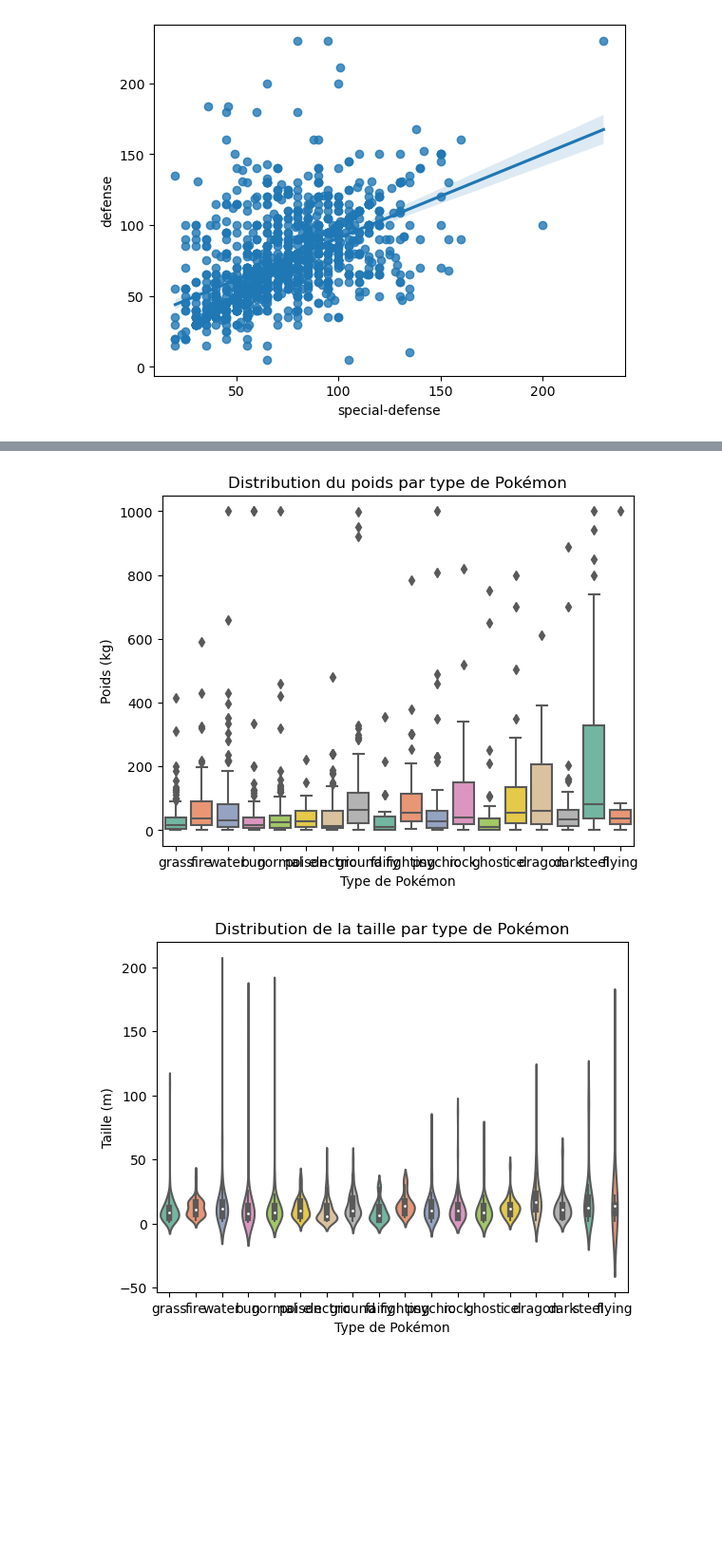
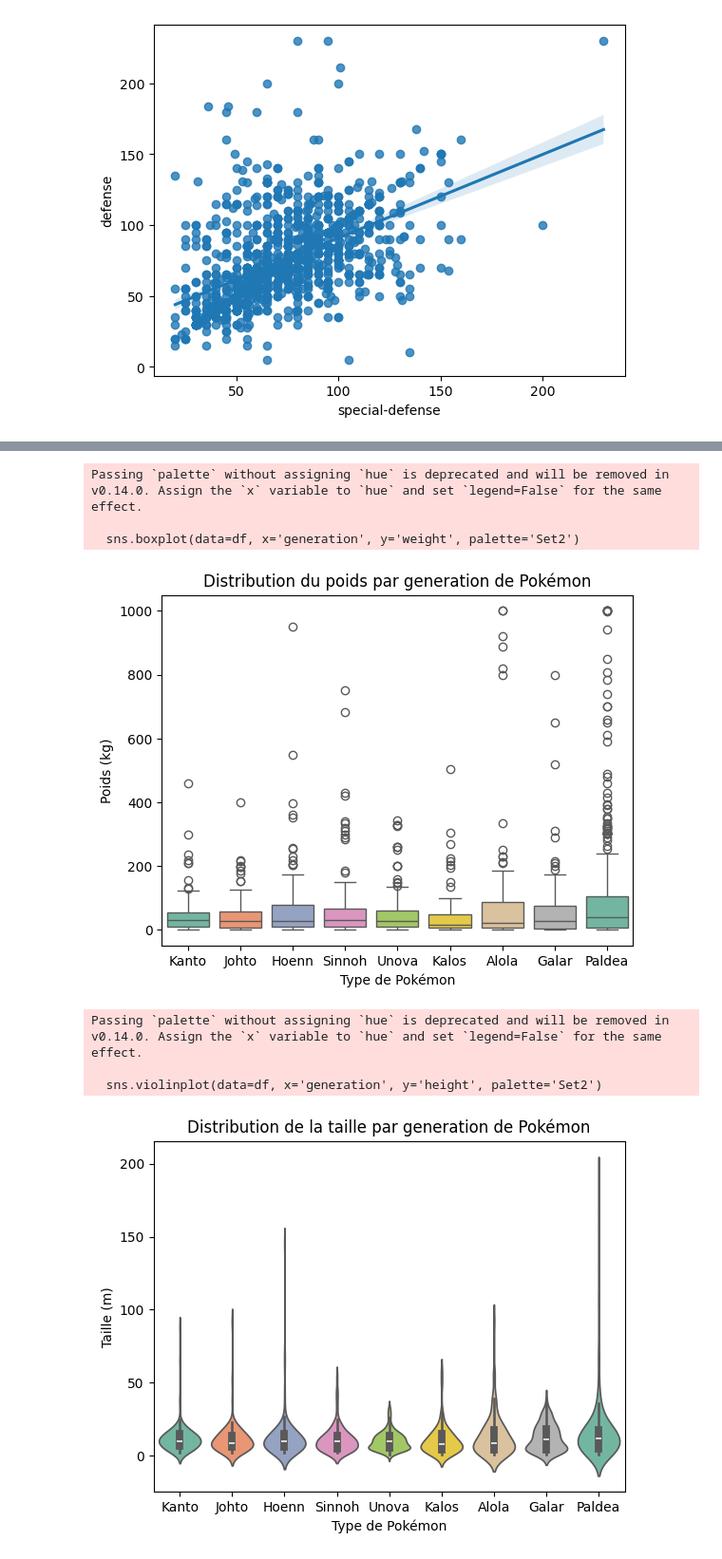
Before and after one commit to ClemouDouard/Pokemon_analysis, a Jupyter notebook: notebooks/visualization.ipynb, the cells around one changed output, grey strips where cells are left out. Shown: that part at 95% size. Drawn from its saved outputs; the diff is of its cells as text; code cells hidden in the pictures; blank space fills up the shorter version.

Commit message:
added generation to the cleaned dataset

```diff
--- a/notebooks/visualization.ipynb
+++ b/notebooks/visualization.ipynb
@@ -3,7 +3,7 @@ import pandas as pd
 import seaborn as sns
 import matplotlib.pyplot as plt
 # %%
-df = pd.read_csv('../data/clean/all/clean_pokemon_data_all.csv')
+df = pd.read_csv('../data/processed/clean_pokemon_data_all.csv')
 # %%
 df.head()
 # %% [output]
@@ -65,19 +65,25 @@ plt.show()
 # %%
-sns.boxplot(data=df, x='type_1', y='weight', palette='Set2')
-plt.title('Distribution du poids par type de Pokémon')
+sns.boxplot(data=df, x='generation', y='weight', palette='Set2')
+plt.title('Distribution du poids par generation de Pokémon')
 plt.xlabel('Type de Pokémon')
 plt.ylabel('Poids (kg)')
 plt.show()
 # %% [output]
+Passing `palette` without assigning `hue` is deprecated and will be removed in v0.14.0. Assign the `x` variable to `hue` and set `legend=False` for the same effect.
+
+  sns.boxplot(data=df, x='generation', y='weight', palette='Set2')
-[figure, old version]
+[figure, new version]
 # %%
-sns.violinplot(data=df, x='type_1', y='height', palette='Set2')
-plt.title('Distribution de la taille par type de Pokémon')
+sns.violinplot(data=df, x='generation', y='height', palette='Set2')
+plt.title('Distribution de la taille par generation de Pokémon')
 plt.xlabel('Type de Pokémon')
 plt.ylabel('Taille (m)')
 plt.show()
 # %% [output]
+Passing `palette` without assigning `hue` is deprecated and will be removed in v0.14.0. Assign the `x` variable to `hue` and set `legend=False` for the same effect.
+
+  sns.violinplot(data=df, x='generation', y='height', palette='Set2')
-[figure, old version]
+[figure, new version]
 # %%
 corr = df.corr()
 
```
Also changed, not shown: parts of 4 cells of this notebook, 2 other files.
